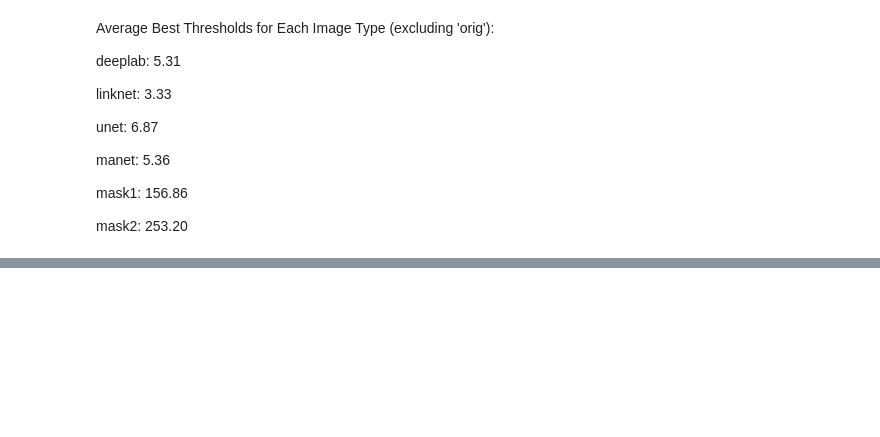
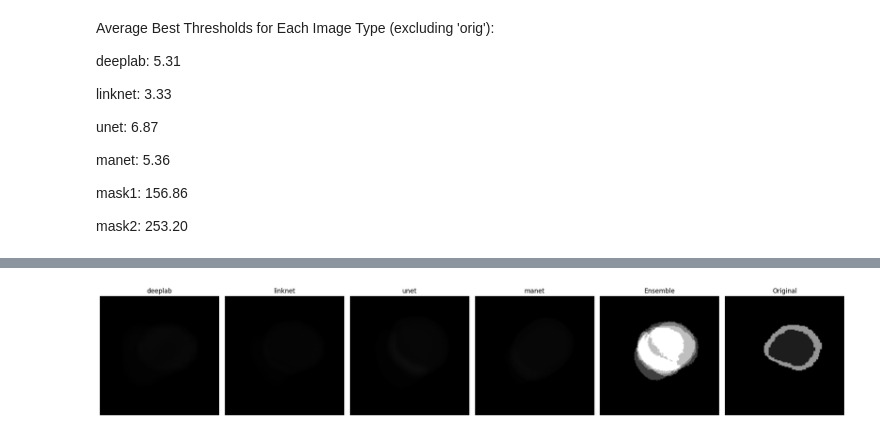
Before and after one commit to Bodesz11/DeepLearning_2024_Project, a Jupyter notebook: Final_submission/All_models_evaluation_and_thresholding.ipynb, the cells around one changed output, grey strips where cells are left out. Saved outputs shown, nothing was run; the diff lists cells and outputs as text; code cells hidden in the pictures; blank space fills up the shorter version.

```diff
--- a/Final_submission/All_models_evaluation_and_thresholding.ipynb
+++ b/Final_submission/All_models_evaluation_and_thresholding.ipynb
@@ -283,0 +286,83 @@ Displaying thresholded images for row 6
+# %%
+import numpy as np
+import cv2
+import matplotlib.pyplot as plt
+
+def ensemble_model_with_thresholds(df, thresholds, method='average'):
+    """
+    Creates an ensemble of the first 4 models' predictions with given thresholds.
+
+    Parameters:
+        - df (pd.DataFrame): The dataframe containing paths to model predictions.
+        - thresholds (dict): A dictionary containing thresholds for each model.
+        - method (str): The method to combine predictions. Options are 'average' or 'vote'.
+
+    Returns:
+        - None
+    """
+    model_names = ['deeplab', 'linknet', 'unet', 'manet']  # Model names corresponding to the thresholds
+    num_rows = df.shape[0]
+
+    for i in range(num_rows):
+        row = df.iloc[i, :4]  # First 4 columns (models' outputs)
+        images = []
+        predictions = []
+
+        # Load images and apply thresholds to predictions
+        for idx, (model_name, img_path) in enumerate(zip(model_names, row)):
+            img = cv2.imread(img_path, cv2.IMREAD_GRAYSCALE)
+            img = cv2.cvtColor(img, cv2.COLOR_BGR2RGB)
+            images.append(img)
+
+            # Apply threshold for the current model
+            threshold = thresholds[model_name]
+            binary_prediction = (img > threshold).astype(np.float32)
+            predictions.append(binary_prediction)
+
+        # Combine the predictions using the chosen method
+        if method == 'average':
+            ensemble_prediction = np.mean(predictions, axis=0)
+        elif method == 'vote':
+            # Majority vote for binary predictions
+            ensemble_prediction = np.round(np.mean(predictions, axis=0))
+        else:
+            raise ValueError("Invalid method. Choose 'average' or 'vote'.")
+
+        # Display the images
+        titles = ['Model 1', 'Model 2', 'Model 3', 'Model 4', 'Ensemble', 'Original']
+        plt.figure(figsize=(20, 5))
+
+        for idx, img in enumerate(images):
+            plt.subplot(1, 6, idx + 1)
+            plt.imshow(img)
+            plt.title(f'{model_names[idx]}')
+            plt.axis('off')
+
+        # Display ensemble output
+        plt.subplot(1, 6, 5)
+        plt.imshow(ensemble_prediction, cmap='gray')
+        plt.title('Ensemble')
+        plt.axis('off')
+
+        # Display original image
+        original_img_path = df.iloc[i, 4]  # Assuming the original image is in the 5th column
+        original_img = cv2.imread(original_img_path, cv2.IMREAD_GRAYSCALE)
+        original_img = cv2.cvtColor(original_img, cv2.COLOR_BGR2RGB)
+        plt.subplot(1, 6, 6)
+        plt.imshow(original_img)
+        plt.title('Original')
+        plt.axis('off')
+
+        plt.tight_layout()
+        plt.show()
+
+thresholds = {
+    'deeplab': 5.31,
+    'linknet': 3.33,
+    'unet': 6.87,
+    'manet': 5.36
+}
+
+ensemble_model_with_thresholds(df.head(5), thresholds, method='average')
+# %% [output]
+[figure, added]
```
Also changed, not shown: parts of 7 cells of this notebook.
